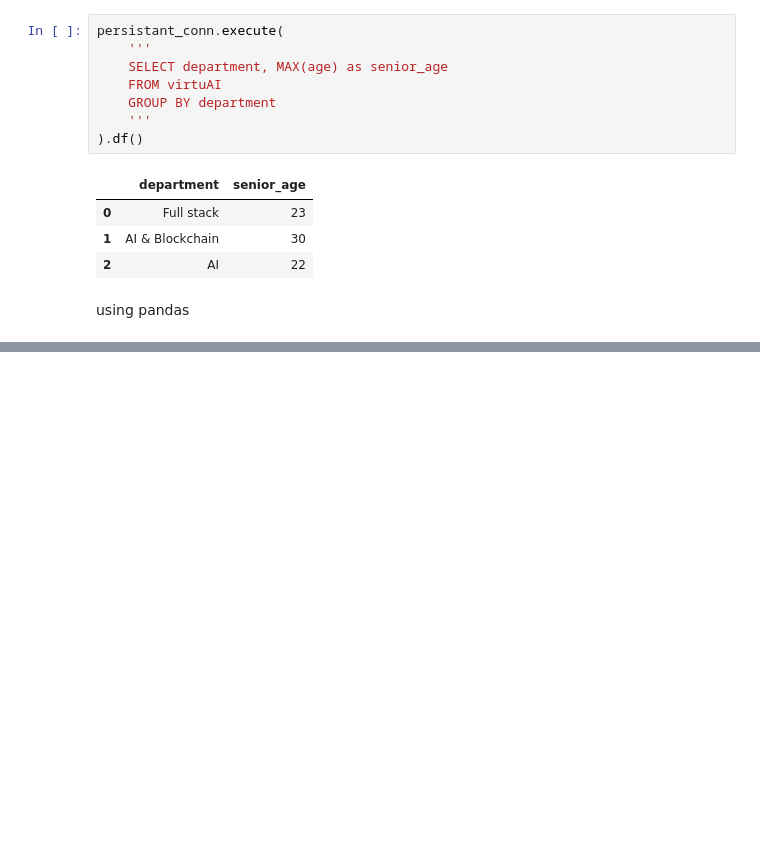
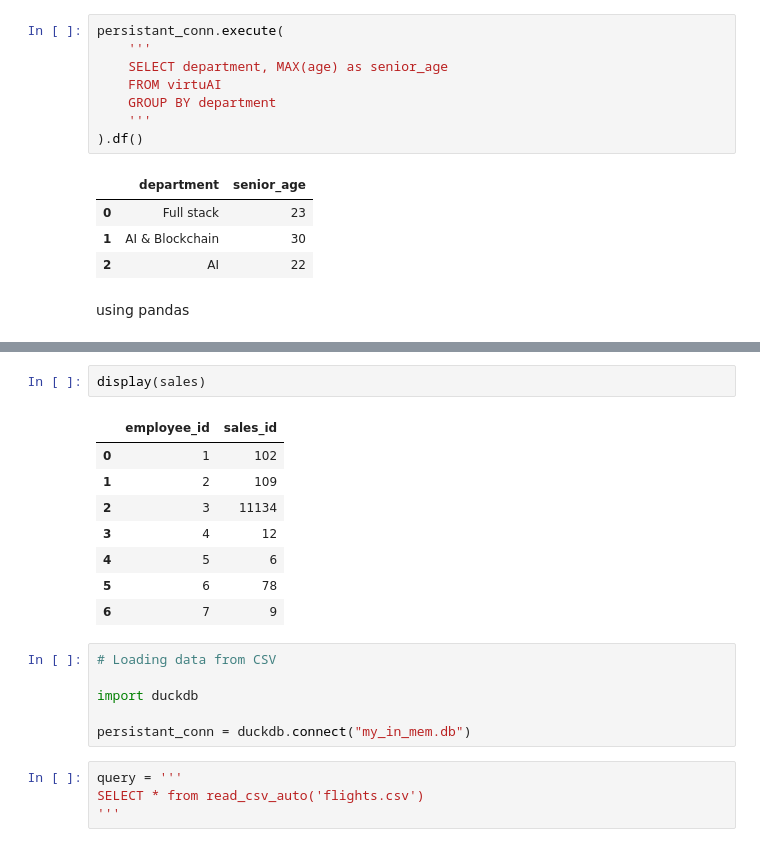
Before and after one commit to thanga-v2/DuckDb_Hands-on, a Jupyter notebook: DuckDB.ipynb, the cells around one changed output, grey strips where cells are left out. Cells and saved outputs as stored; diff of their text form; blank space fills up the shorter version.

```diff
--- a/DuckDB.ipynb
+++ b/DuckDB.ipynb
@@ -189,0 +223,21 @@ using pandas
+# %%
+display(sales)
+# %% [output]
+|  | employee_id | sales_id |
+| 0 | 1 | 102 |
+| 1 | 2 | 109 |
+| 2 | 3 | 11134 |
+| 3 | 4 | 12 |
+| 4 | 5 | 6 |
+| 5 | 6 | 78 |
+| 6 | 7 | 9 |
+# %%
+# Loading data from CSV
+
+import duckdb
+
+persistant_conn = duckdb.connect("my_in_mem.db")
+# %%
+query = '''
+SELECT * from read_csv_auto('flights.csv')
+'''
```
Also changed, not shown: parts of 10 cells of this notebook.
